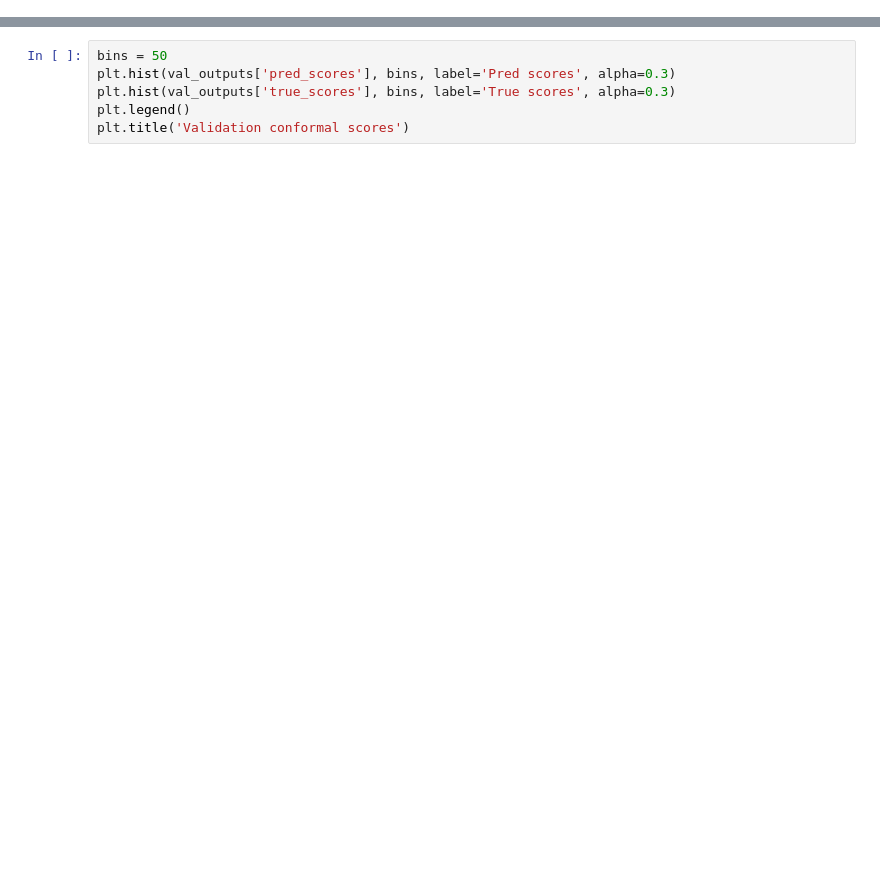
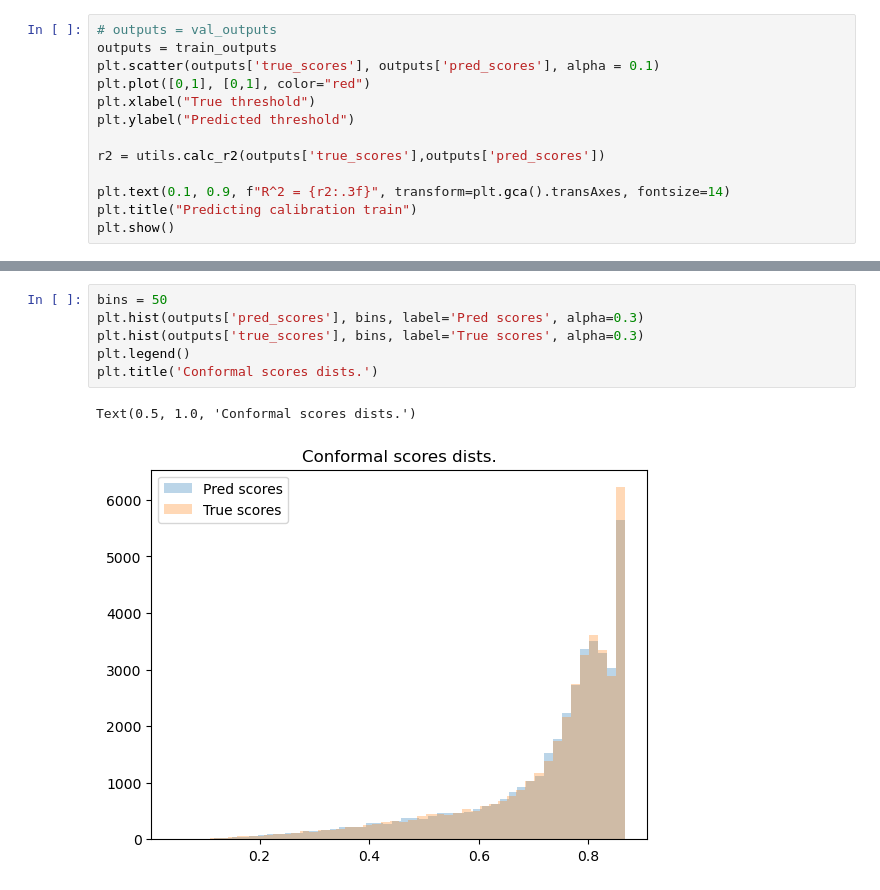
Before and after one commit to RoyHirsch/conformal, a Jupyter notebook: notebooks/dev3.ipynb, the cells around one changed output, grey strips where cells are left out. Drawn from its saved outputs; the diff is of its cells as text; blank space fills up the shorter version.

```diff
--- a/notebooks/dev3.ipynb
+++ b/notebooks/dev3.ipynb
@@ -122,0 +187,13 @@ Text(0.5, 1.0, 'Coverage for different alpha values, with clipping')
+# %%
+# outputs = val_outputs
+outputs = train_outputs
+plt.scatter(outputs['true_scores'], outputs['pred_scores'], alpha = 0.1)
+plt.plot([0,1], [0,1], color="red")
+plt.xlabel("True threshold")
+plt.ylabel("Predicted threshold")
+
+r2 = utils.calc_r2(outputs['true_scores'],outputs['pred_scores'])
+
+plt.text(0.1, 0.9, f"R^2 = {r2:.3f}", transform=plt.gca().transAxes, fontsize=14)
+plt.title("Predicting calibration train")
+plt.show()
@@ -123,9 +283,12 @@ Text(0.5, 1.0, 'Coverage for different alpha values, with clipping')
 # %%
 bins = 50
-plt.hist(val_outputs['pred_scores'], bins, label='Pred scores', alpha=0.3)
-plt.hist(val_outputs['true_scores'], bins, label='True scores', alpha=0.3)
+plt.hist(outputs['pred_scores'], bins, label='Pred scores', alpha=0.3)
+plt.hist(outputs['true_scores'], bins, label='True scores', alpha=0.3)
 plt.legend()
-plt.title('Validation conformal scores')
+plt.title('Conformal scores dists.')
+# %% [output]
+Text(0.5, 1.0, 'Conformal scores dists.')
+[figure, added]
 # %%
 bins = 50
 plt.hist(train_outputs['pred_scores'], bins, label='Pred scores', alpha=0.3)
```
Also changed, not shown: parts of 19 cells of this notebook, 11 other files.
